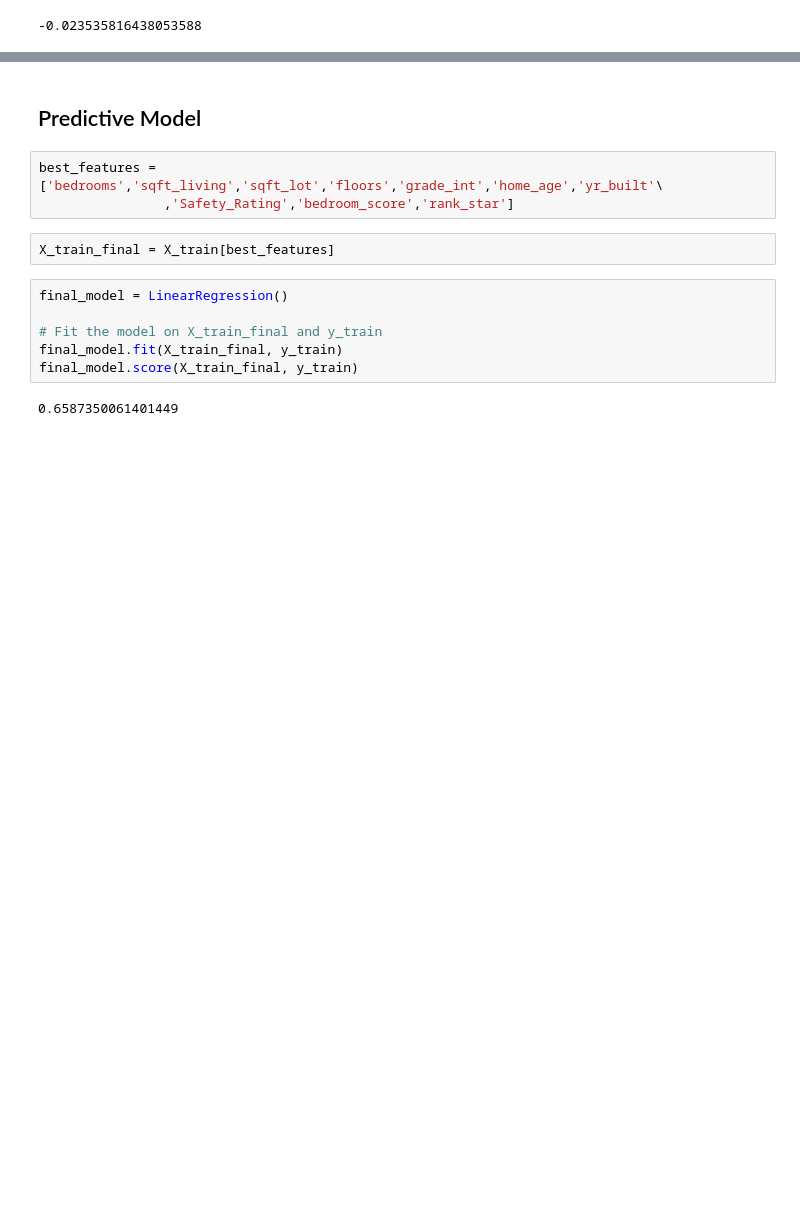
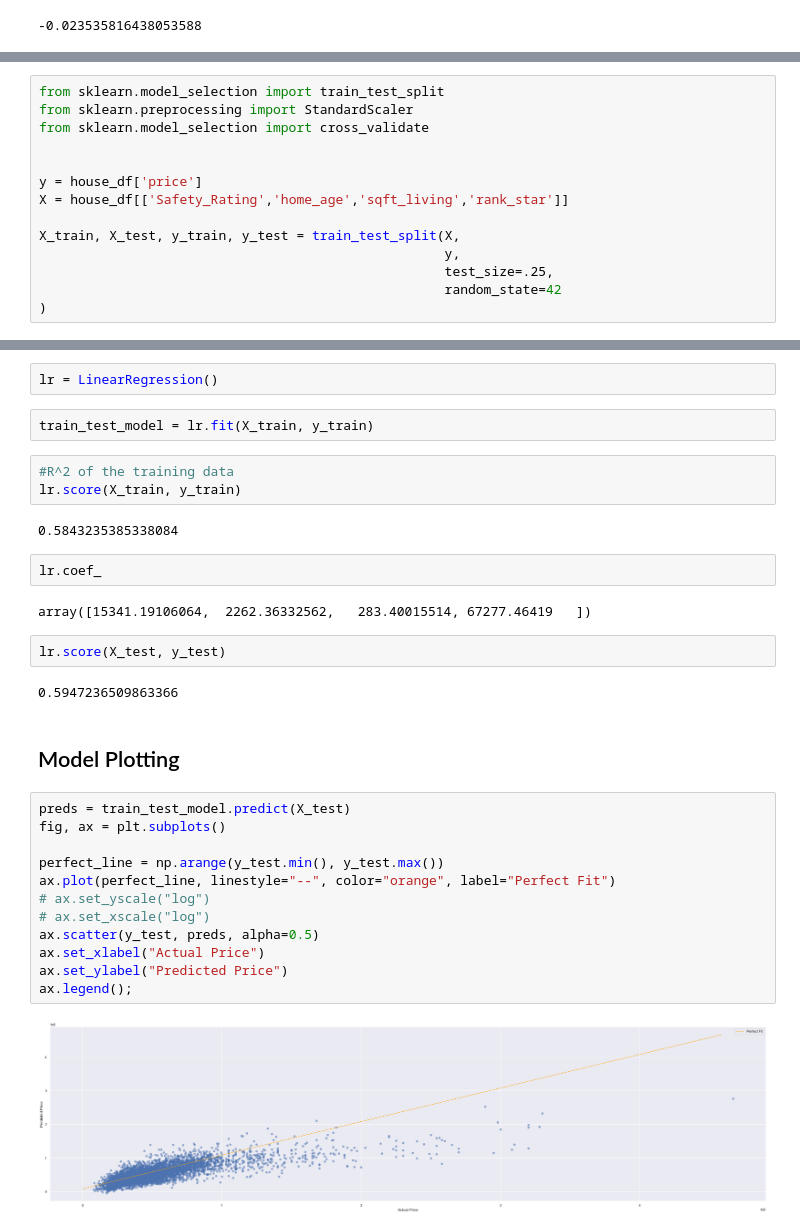
Before and after one commit to BryanKeating/BRB_Real_Esatate_Modeling, a Jupyter notebook: BRB_Realty_Co_Project_Notebook.ipynb, the cells around one changed output, grey strips where cells are left out. Drawn from its saved outputs; the diff is of its cells as text; blank space fills up the shorter version.

```diff
--- a/BRB_Realty_Co_Project_Notebook.ipynb
+++ b/BRB_Realty_Co_Project_Notebook.ipynb
@@ -1523,0 +1525,14 @@ house_df.corr()['price']['low_crime']
+# %%
+from sklearn.model_selection import train_test_split
+from sklearn.preprocessing import StandardScaler
+from sklearn.model_selection import cross_validate
+
+
+y = house_df['price']
+X = house_df[['Safety_Rating','home_age','sqft_living','rank_star']]
+
+X_train, X_test, y_train, y_test = train_test_split(X,
+                                                    y,
+                                                    test_size=.25,
+                                                    random_state=42
+)
@@ -1524,15 +1570,33 @@ house_df.corr()['price']['low_crime']
+# %%
+lr = LinearRegression()
+# %%
+train_test_model = lr.fit(X_train, y_train)
+# %%
+#R^2 of the training data
+lr.score(X_train, y_train)
+# %% [output]
+0.5843235385338084
+# %%
+lr.coef_
+# %% [output]
+array([15341.19106064,  2262.36332562,   283.40015514, 67277.46419   ])
+# %%
+lr.score(X_test, y_test)
+# %% [output]
+0.5947236509863366
 # %% [markdown]
-## Predictive Model
+## Model Plotting
-# %%
-best_features = ['bedrooms','sqft_living','sqft_lot','floors','grade_int','home_age','yr_built'\
-                ,'Safety_Rating','bedroom_score','rank_star']
-# %%
-X_train_final = X_train[best_features]
-# %%
-final_model = LinearRegression()
-
-# Fit the model on X_train_final and y_train
-final_model.fit(X_train_final, y_train)
-final_model.score(X_train_final, y_train)
-# %% [output]
-0.6587350061401449
+# %%
+preds = train_test_model.predict(X_test)
+fig, ax = plt.subplots()
+
+perfect_line = np.arange(y_test.min(), y_test.max())
+ax.plot(perfect_line, linestyle="--", color="orange", label="Perfect Fit")
+# ax.set_yscale("log")
+# ax.set_xscale("log")
+ax.scatter(y_test, preds, alpha=0.5)
+ax.set_xlabel("Actual Price")
+ax.set_ylabel("Predicted Price")
+ax.legend();
+# %% [output]
+[figure, added]
```
Also changed, not shown: parts of 35 cells of this notebook.
